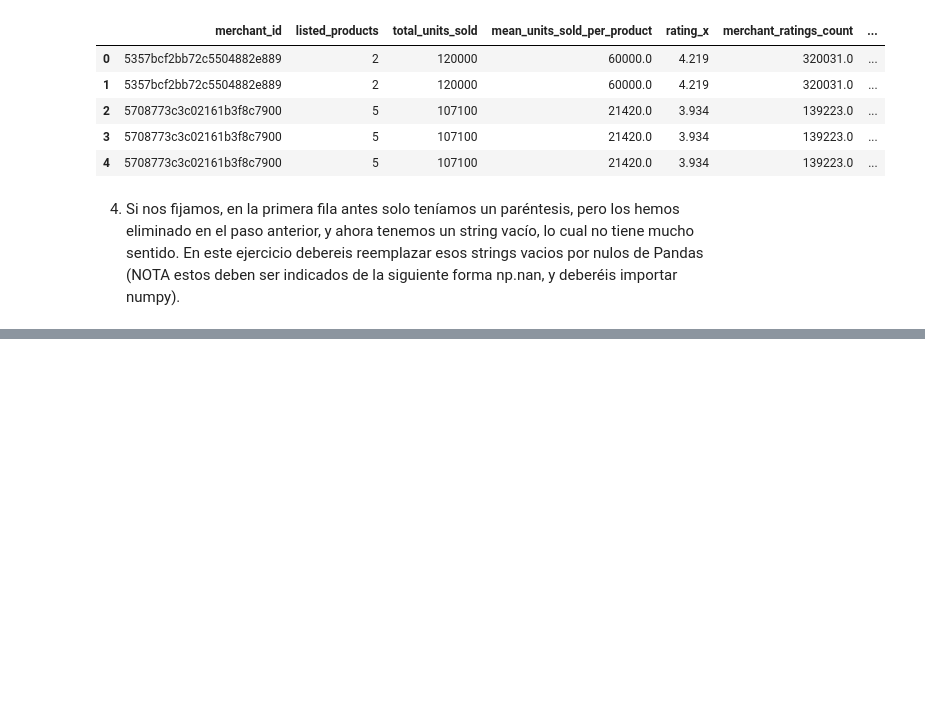
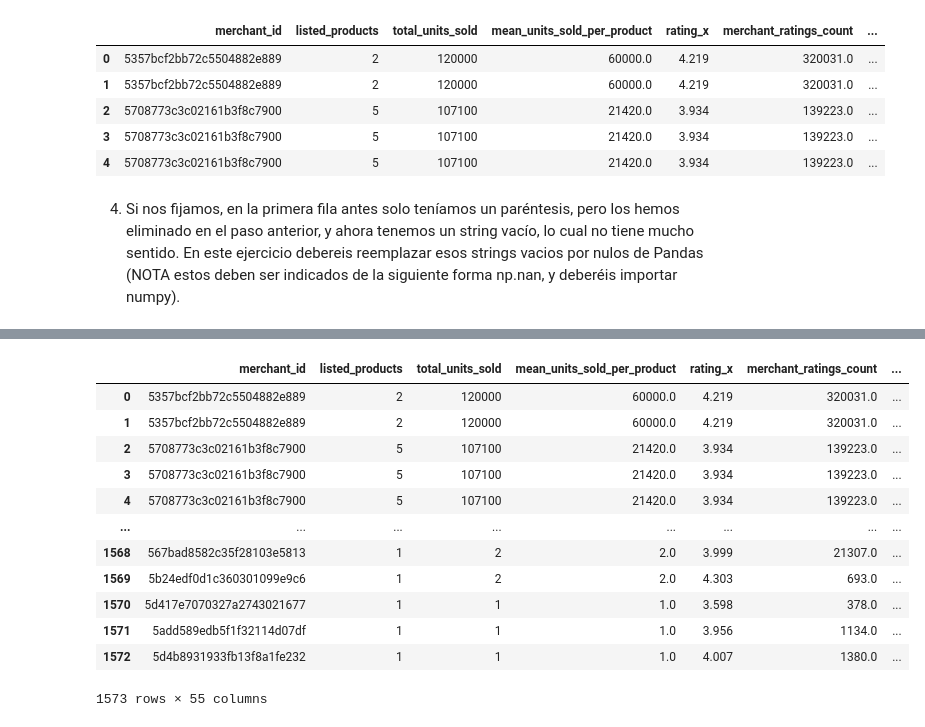
Before and after one commit to KatherineGortz/ejercicios-en-adalab, a Jupyter notebook: Module 3/3.4 Union y Limpueza/3.4 Individual exercises.ipynb, the cells around one changed output, grey strips where cells are left out. Saved outputs shown, nothing was run; the diff lists cells and outputs as text; code cells hidden in the pictures; blank space fills up the shorter version.

```diff
--- a/Module 3/3.4 Union y Limpueza/3.4 Individual exercises.ipynb
+++ b/Module 3/3.4 Union y Limpueza/3.4 Individual exercises.ipynb
@@ -182,3 +182,5 @@ mergeado_inner.head(5)
 # %% [markdown]
 
 4. Si nos fijamos, en la primera fila antes solo teníamos un paréntesis, pero los hemos eliminado en el paso anterior, y ahora tenemos un string vacío, lo cual no tiene mucho sentido. En este ejercicio debereis reemplazar esos strings vacios por nulos de Pandas (NOTA estos deben ser indicados de la siguiente forma np.nan, y deberéis importar numpy).
+# %%
+mergeado_inner['merchant_info_subtitle'] = mergeado_inner['merchant_info_subtitle'].replace("", np.nan)
@@ -184,0 +207,16 @@ mergeado_inner.head(5)
+# %%
+mergeado_inner
+# %% [output]
+|  | merchant_id | listed_products | total_units_sold | mean_units_sold_per_product | rating_x | merchant_ratings_count | ... |
+| 0 | 5357bcf2bb72c5504882e889 | 2 | 120000 | 60000.0 | 4.219 | 320031.0 | ... |
+| 1 | 5357bcf2bb72c5504882e889 | 2 | 120000 | 60000.0 | 4.219 | 320031.0 | ... |
+| 2 | 5708773c3c02161b3f8c7900 | 5 | 107100 | 21420.0 | 3.934 | 139223.0 | ... |
+| 3 | 5708773c3c02161b3f8c7900 | 5 | 107100 | 21420.0 | 3.934 | 139223.0 | ... |
+| 4 | 5708773c3c02161b3f8c7900 | 5 | 107100 | 21420.0 | 3.934 | 139223.0 | ... |
+| ... | ... | ... | ... | ... | ... | ... | ... |
+| 1568 | 567bad8582c35f28103e5813 | 1 | 2 | 2.0 | 3.999 | 21307.0 | ... |
+| 1569 | 5b24edf0d1c360301099e9c6 | 1 | 2 | 2.0 | 4.303 | 693.0 | ... |
+| 1570 | 5d417e7070327a2743021677 | 1 | 1 | 1.0 | 3.598 | 378.0 | ... |
+| 1571 | 5add589edb5f1f32114d07df | 1 | 1 | 1.0 | 3.956 | 1134.0 | ... |
+| 1572 | 5d4b8931933fb13f8a1fe232 | 1 | 1 | 1.0 | 4.007 | 1380.0 | ... |
+1573 rows × 55 columns
```
Also changed, not shown: parts of 13 cells of this notebook, 1 other file.
